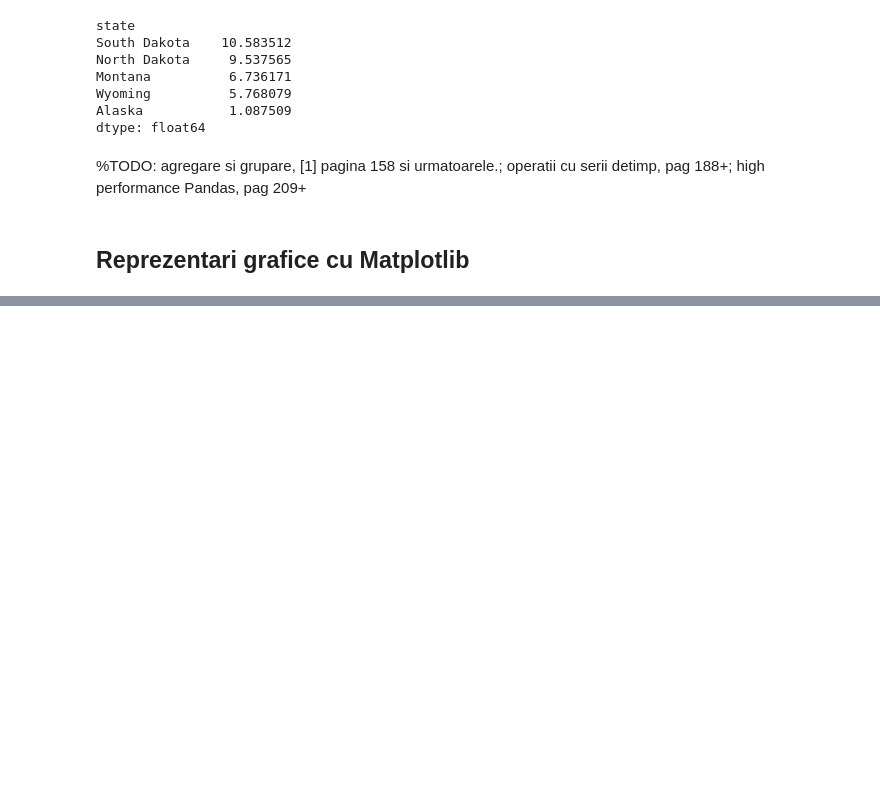
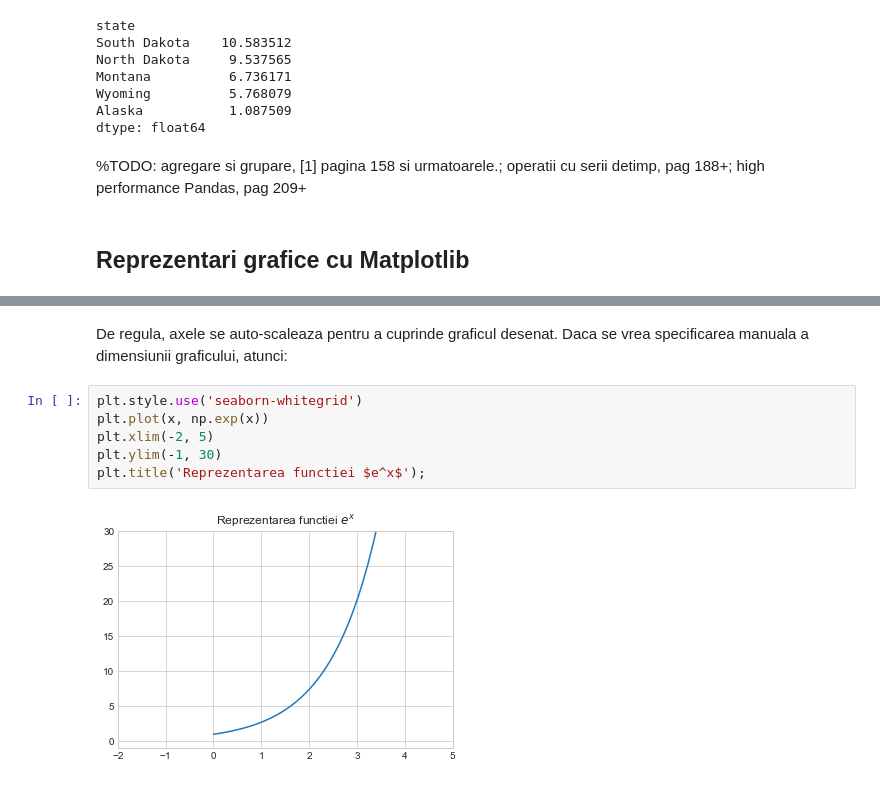
Before and after one commit to lmsasu/cursuri, a Jupyter notebook: Introducere_in_data_science/cursuri/Curs3/Curs3.ipynb, the cells around one changed output, grey strips where cells are left out. Cells and saved outputs as stored; diff of their text form; blank space fills up the shorter version.

```diff
--- a/Introducere_in_data_science/cursuri/Curs3/Curs3.ipynb
+++ b/Introducere_in_data_science/cursuri/Curs3/Curs3.ipynb
@@ -1357,0 +1440,10 @@ dtype: float64
+# %% [markdown]
+De regula, axele se auto-scaleaza pentru a cuprinde graficul desenat. Daca se vrea specificarea manuala a dimensiunii graficului, atunci:
+# %%
+plt.style.use('seaborn-whitegrid')
+plt.plot(x, np.exp(x))
+plt.xlim(-2, 5)
+plt.ylim(-1, 30)
+plt.title('Reprezentarea functiei $e^x$');
+# %% [output]
+[figure, added]
```
Also changed, not shown: parts of 29 cells of this notebook, 4 other files.
